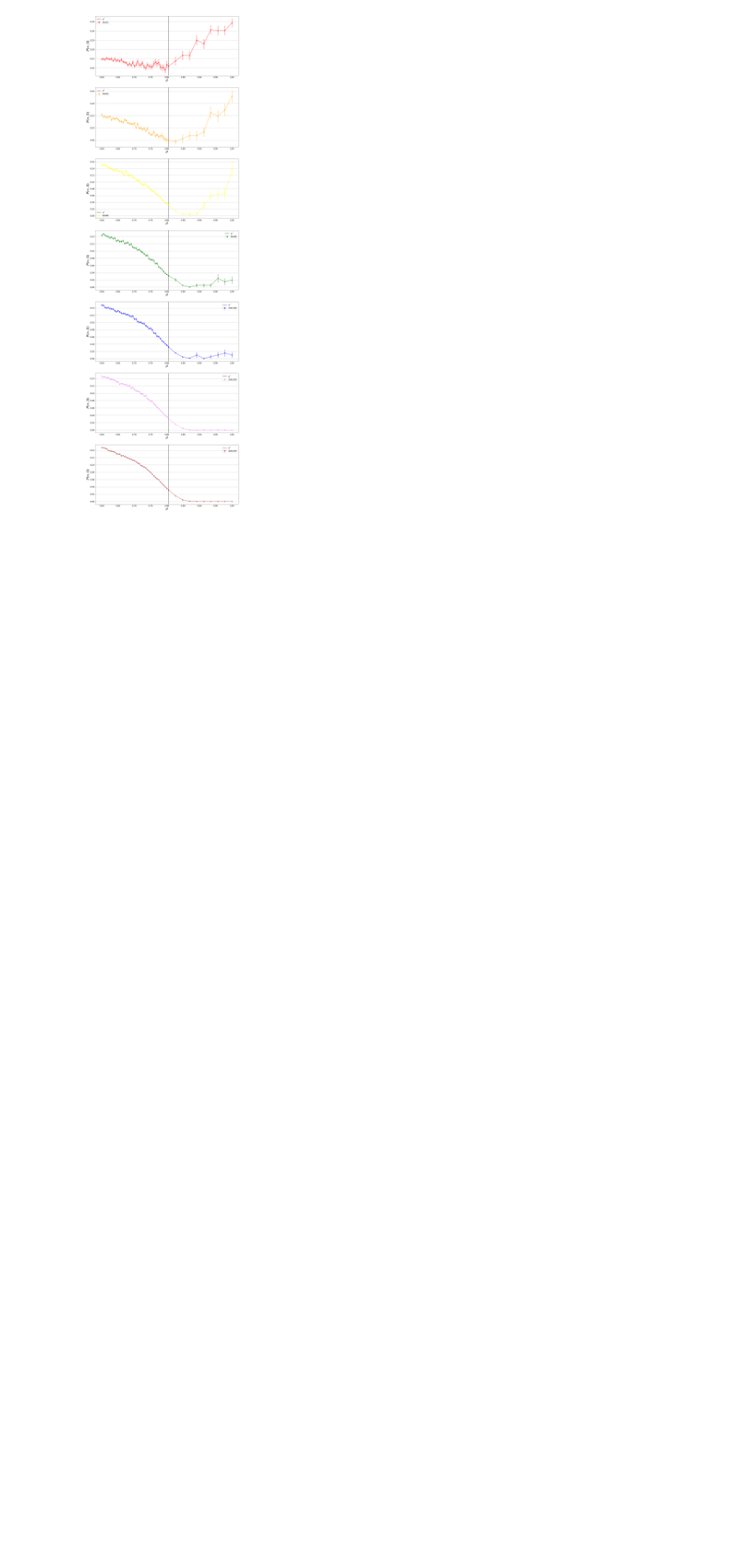
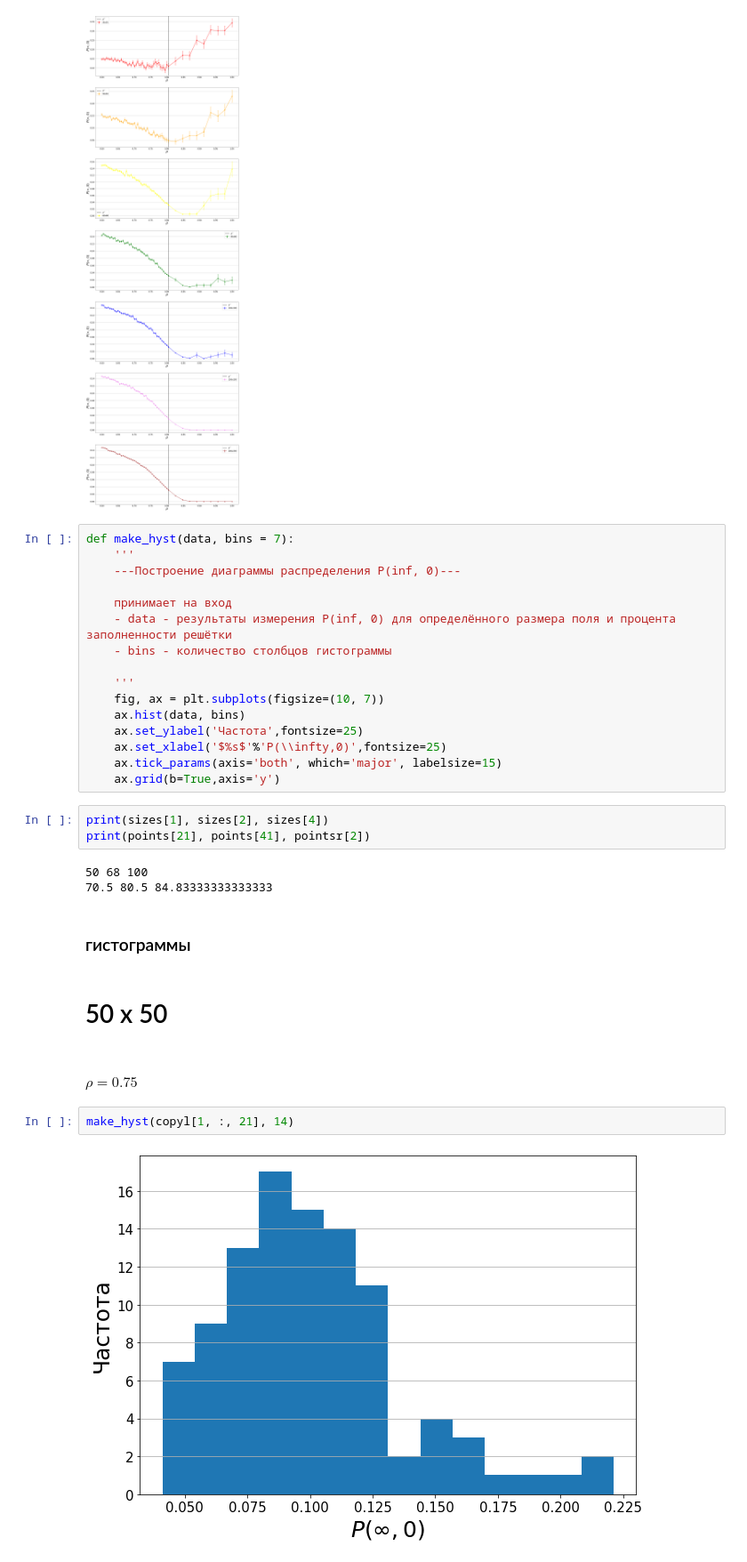
Before and after one commit to bu147/spatial-games-square-grid, a Jupyter notebook: Persistence_main.ipynb, the cells around one changed output. Shown at 89% size. Drawn from its saved outputs; the diff is of its cells as text; blank space fills up the shorter version.

```diff
--- a/Persistence_main.ipynb
+++ b/Persistence_main.ipynb
@@ -190,3 +190,35 @@ for s in range(ls):
     ax[s].grid(b=True,axis='y')
 # %% [output]
 [figure]
+# %%
+def make_hyst(data, bins = 7):
+    '''
+    ---Построение диаграммы распределения P(inf, 0)---
+
+    принимает на вход
+    - data - результаты измерения P(inf, 0) для определённого размера поля и процента заполненности решётки
+    - bins - количество столбцов гистограммы
+
+    '''
+    fig, ax = plt.subplots(figsize=(10, 7))
+    ax.hist(data, bins)
+    ax.set_ylabel('Частота',fontsize=25)
+    ax.set_xlabel('$%s$'%'P(\\infty,0)',fontsize=25)
+    ax.tick_params(axis='both', which='major', labelsize=15)
+    ax.grid(b=True,axis='y')
+# %%
+print(sizes[1], sizes[2], sizes[4])
+print(points[21], points[41], pointsr[2])
+# %% [output]
+50 68 100
+70.5 80.5 84.83333333333333
+# %% [markdown]
+### гистограммы
+# %% [markdown]
+# 50 x 50
+# %% [markdown]
+#### $\rho = 0.75$
+# %%
+make_hyst(copyl[1, :, 21], 14)
+# %% [output]
+[figure, added]
```
Also changed, not shown: parts of 18 cells of this notebook.
